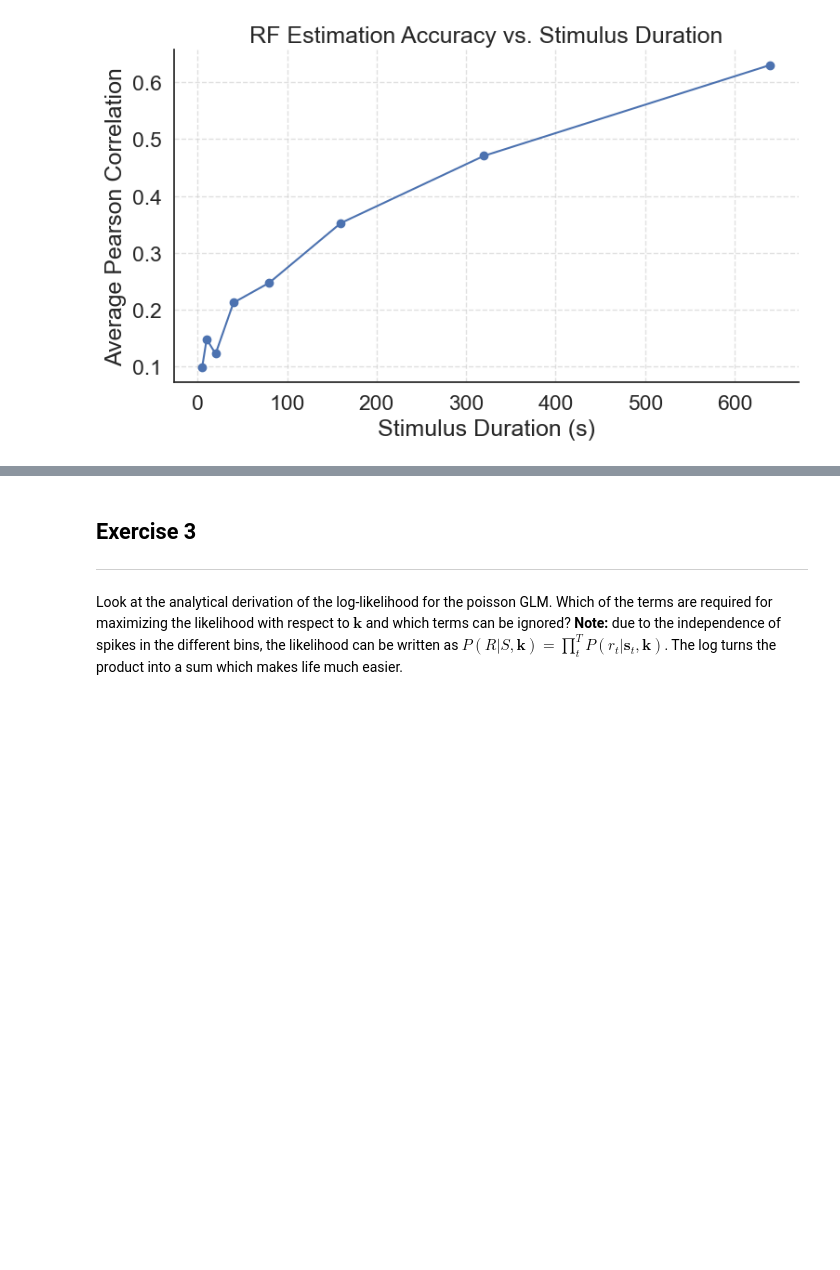
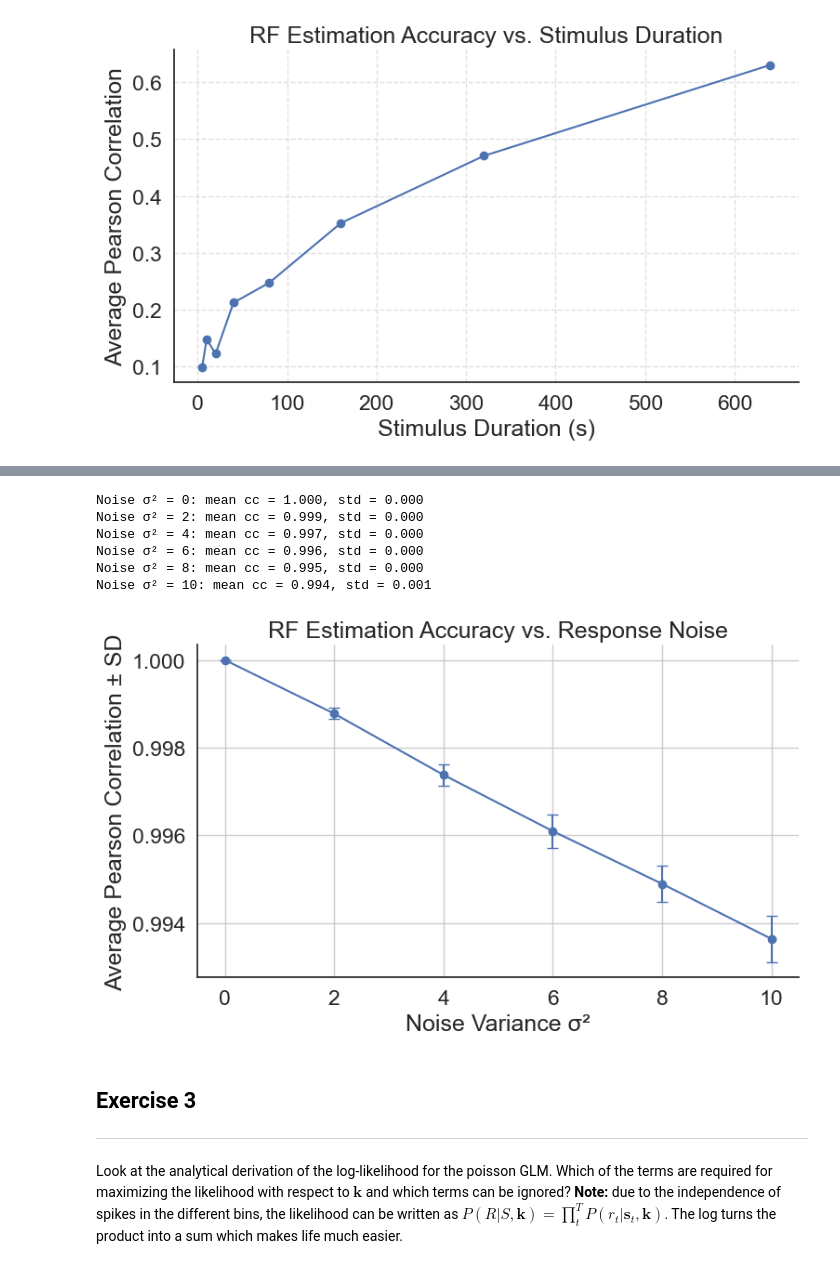
Before and after one commit to EvaMare/Neuro_Analysis, a Jupyter notebook: 2-single-cell-analysis-master/02-GLMs/module_2b_exercises.ipynb, the cells around one changed output, grey strips where cells are left out. Saved outputs shown, nothing was run; the diff lists cells and outputs as text; code cells hidden in the pictures; blank space fills up the shorter version.

```diff
--- a/2-single-cell-analysis-master/02-GLMs/module_2b_exercises.ipynb
+++ b/2-single-cell-analysis-master/02-GLMs/module_2b_exercises.ipynb
@@ -163,3 +166,71 @@ plt.show()
+# %%
+from sklearn.linear_model import Ridge
+from scipy.stats import pearsonr
+
+
+noise_vars = [0, 2, 4, 6, 8, 10]
+duration = 100
+dt = 0.1
+n_bins = int(duration / dt)
+vf_size = (15, 15)
+std_dev = 1
+n_repeats = 10
+
+# Ground truth RF
+np.random.seed(0)
+K_true = np.random.randn(*vf_size).ravel()
+
+# Store results
+mean_corrs = []
+std_corrs = []
+
+for sigma2 in noise_vars:
+    corrs = []
+
+    for _ in range(n_repeats):
+        # Stimulus
+        S = std_dev * np.random.randn(n_bins, vf_size[0]*vf_size[1])
+        S /= np.std(S)  # normalize stimulus
+
+        # Linear response
+        ks = S @ K_true
+
+        # Add Gaussian noise
+        noise = np.random.normal(0, np.sqrt(sigma2), size=n_bins)
+        y = ks + noise
+
+        # Fit using ridge regression (Linear Gaussian)
+        model = Ridge(alpha=1.0)
+        model.fit(S, y)
+        K_est = model.coef_
+
+        # Pearson correlation
+        cc, _ = pearsonr(K_true, K_est)
+        corrs.append(cc)
+
+    # Store stats
+    mean_corrs.append(np.mean(corrs))
+    std_corrs.append(np.std(corrs))
+
+    print(f"Noise σ² = {sigma2}: mean cc = {np.mean(corrs):.3f}, std = {np.std(corrs):.3f}")
+# %% [output]
+Noise σ² = 0: mean cc = 1.000, std = 0.000
+Noise σ² = 2: mean cc = 0.999, std = 0.000
+Noise σ² = 4: mean cc = 0.997, std = 0.000
+Noise σ² = 6: mean cc = 0.996, std = 0.000
+Noise σ² = 8: mean cc = 0.995, std = 0.000
+Noise σ² = 10: mean cc = 0.994, std = 0.001
+# %%
+plt.figure(figsize=(8,5))
+plt.errorbar(noise_vars, mean_corrs, yerr=std_corrs, fmt='-o', capsize=4)
+plt.xlabel('Noise Variance σ²')
+plt.ylabel('Average Pearson Correlation ± SD')
+plt.title('RF Estimation Accuracy vs. Response Noise')
+plt.grid(True)
+plt.tight_layout()
+plt.show()
+# %% [output]
+[figure, added]
 # %% [markdown]
 ## Exercise 3
 ---
```
Also changed, not shown: parts of 2 cells of this notebook.
